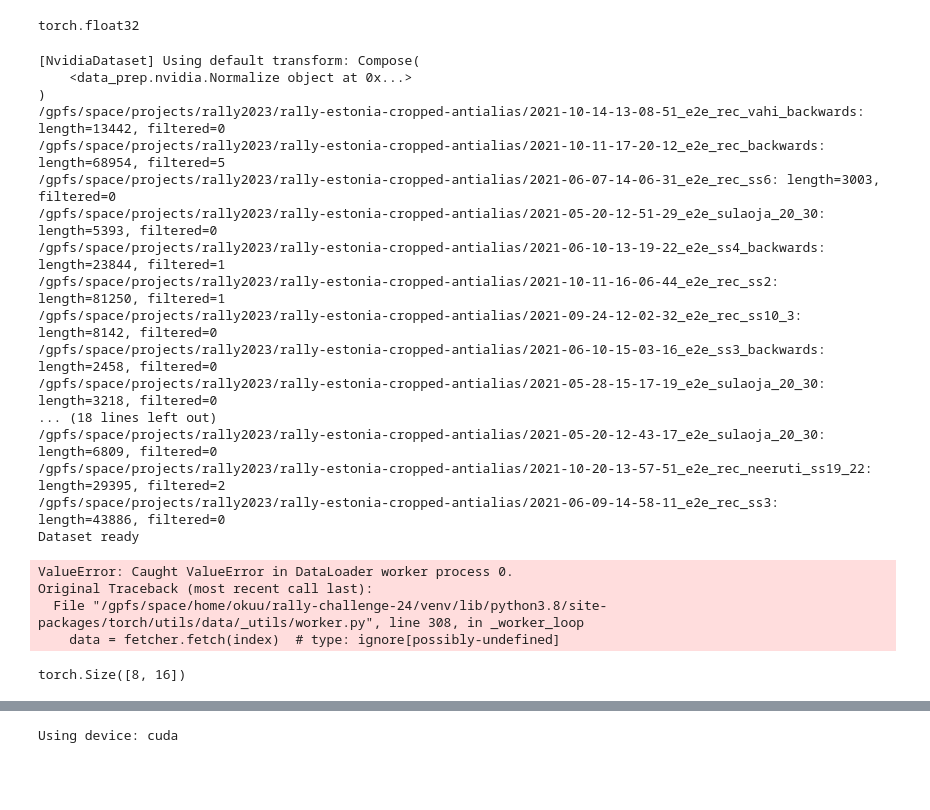
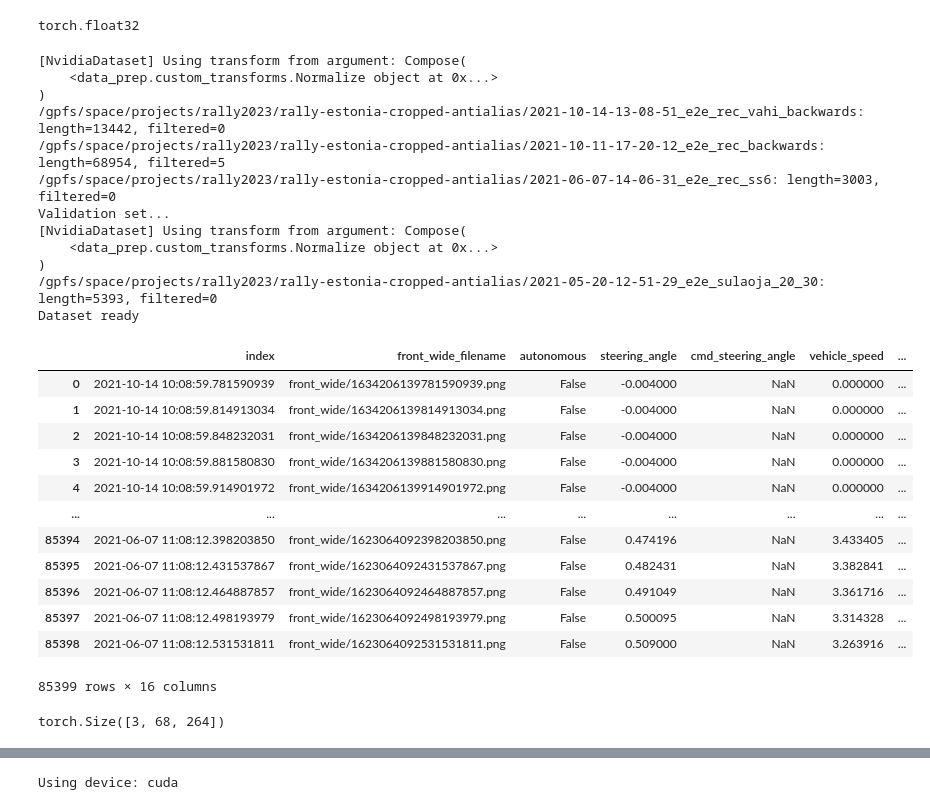
Before and after one commit to Maxvgrad/perceiver-rnn, a Jupyter notebook: perciever_test.ipynb, the cells around one changed output, grey strips where cells are left out. Saved outputs shown, nothing was run; the diff lists cells and outputs as text; code cells hidden in the pictures; blank space fills up the shorter version.

```diff
--- a/perciever_test.ipynb
+++ b/perciever_test.ipynb
@@ -77,8 +77,8 @@ random.shuffle(data_dirs)
 split_index1 = int(0.4 * len(data_dirs))
 split_index2 = int(0.5 * len(data_dirs))
 
-train_paths = [dataset_path / dir_name for dir_name in data_dirs[:split_index1]]
-valid_paths = [dataset_path / dir_name for dir_name in data_dirs[split_index1:split_index2]]
+train_paths = [dataset_path / dir_name for dir_name in data_dirs[:3]]
+valid_paths = [dataset_path / dir_name for dir_name in data_dirs[3:4]]
 
 train_dataset = NvidiaDatasetRNN(train_paths, SEQ_LENGTH, STRIDE)
 train_loader = torch.utils.data.DataLoader(train_dataset, batch_size=BATCH_SIZE, shuffle=True,
@@ -91,23 +91,34 @@ valid_loader = torch.utils.data.DataLoader(valid_dataset, batch_size=BATCH_SIZE,
                                                    num_workers=NUM_WORKERS, pin_memory=True,
                                                    persistent_workers=False, collate_fn=train_dataset.collate_fn)
 # %% [output]
-[NvidiaDataset] Using default transform: Compose(
-    <data_prep.nvidia.Normalize object at 0x...>
+[NvidiaDataset] Using transform from argument: Compose(
+    <data_prep.custom_transforms.Normalize object at 0x...>
 )
 /gpfs/space/projects/rally2023/rally-estonia-cropped-antialias/2021-10-14-13-08-51_e2e_rec_vahi_backwards: length=13442, filtered=0
 /gpfs/space/projects/rally2023/rally-estonia-cropped-antialias/2021-10-11-17-20-12_e2e_rec_backwards: length=68954, filtered=5
 /gpfs/space/projects/rally2023/rally-estonia-cropped-antialias/2021-06-07-14-06-31_e2e_rec_ss6: length=3003, filtered=0
+Validation set...
+[NvidiaDataset] Using transform from argument: Compose(
+    <data_prep.custom_transforms.Normalize object at 0x...>
+)
 /gpfs/space/projects/rally2023/rally-estonia-cropped-antialias/2021-05-20-12-51-29_e2e_sulaoja_20_30: length=5393, filtered=0
-/gpfs/space/projects/rally2023/rally-estonia-cropped-antialias/2021-06-10-13-19-22_e2e_ss4_backwards: length=23844, filtered=1
-/gpfs/space/projects/rally2023/rally-estonia-cropped-antialias/2021-10-11-16-06-44_e2e_rec_ss2: length=81250, filtered=1
-/gpfs/space/projects/rally2023/rally-estonia-cropped-antialias/2021-09-24-12-02-32_e2e_rec_ss10_3: length=8142, filtered=0
-/gpfs/space/projects/rally2023/rally-estonia-cropped-antialias/2021-06-10-15-03-16_e2e_ss3_backwards: length=2458, filtered=0
-/gpfs/space/projects/rally2023/rally-estonia-cropped-antialias/2021-05-28-15-17-19_e2e_sulaoja_20_30: length=3218, filtered=0
-... (18 lines left out)
-/gpfs/space/projects/rally2023/rally-estonia-cropped-antialias/2021-05-20-12-43-17_e2e_sulaoja_20_30: length=6809, filtered=0
-/gpfs/space/projects/rally2023/rally-estonia-cropped-antialias/2021-10-20-13-57-51_e2e_rec_neeruti_ss19_22: length=29395, filtered=2
-/gpfs/space/projects/rally2023/rally-estonia-cropped-antialias/2021-06-09-14-58-11_e2e_rec_ss3: length=43886, filtered=0
 Dataset ready
+# %%
+train_loader.dataset.frames
+# %% [output]
+|  | index | front_wide_filename | autonomous | steering_angle | cmd_steering_angle | vehicle_speed | ... |
+| 0 | 2021-10-14 10:08:59.781590939 | front_wide/1634206139781590939.png | False | -0.004000 | NaN | 0.000000 | ... |
+| 1 | 2021-10-14 10:08:59.814913034 | front_wide/1634206139814913034.png | False | -0.004000 | NaN | 0.000000 | ... |
+| 2 | 2021-10-14 10:08:59.848232031 | front_wide/1634206139848232031.png | False | -0.004000 | NaN | 0.000000 | ... |
+| 3 | 2021-10-14 10:08:59.881580830 | front_wide/1634206139881580830.png | False | -0.004000 | NaN | 0.000000 | ... |
+| 4 | 2021-10-14 10:08:59.914901972 | front_wide/1634206139914901972.png | False | -0.004000 | NaN | 0.000000 | ... |
+| ... | ... | ... | ... | ... | ... | ... | ... |
+| 85394 | 2021-06-07 11:08:12.398203850 | front_wide/1623064092398203850.png | False | 0.474196 | NaN | 3.433405 | ... |
+| 85395 | 2021-06-07 11:08:12.431537867 | front_wide/1623064092431537867.png | False | 0.482431 | NaN | 3.382841 | ... |
+| 85396 | 2021-06-07 11:08:12.464887857 | front_wide/1623064092464887857.png | False | 0.491049 | NaN | 3.361716 | ... |
+| 85397 | 2021-06-07 11:08:12.498193979 | front_wide/1623064092498193979.png | False | 0.500095 | NaN | 3.314328 | ... |
+| 85398 | 2021-06-07 11:08:12.531531811 | front_wide/1623064092531531811.png | False | 0.509000 | NaN | 3.263916 | ... |
+85399 rows × 16 columns
 # %%
 # RNN Forward pass
 
@@ -116,21 +127,16 @@ batch = next(iter(train_loader))
 images = batch[0]['image'] # shape B, T, C, H, W
 targets = batch[1] # shape B, T
 
-images = rearrange(images, 'b t c h w -> t b h w c')
-targets = rearrange(targets, 'b t -> t b')
-latents = None
+# images = rearrange(images, 'b t c h w -> t b h w c')
+# targets = rearrange(targets, 'b t -> t b')
+# latents = None
 # for t in range(images.shape[0]):
 #     t_img_batch = images[t]
 #     steering, latents = percieverRNN.forward(t_img_batch)
-# %% [output]
-ValueError: Caught ValueError in DataLoader worker process 0.
-Original Traceback (most recent call last):
-  File "/gpfs/space/home/okuu/rally-challenge-24/venv/lib/python3.8/site-packages/torch/utils/data/_utils/worker.py", line 308, in _worker_loop
-    data = fetcher.fetch(index)  # type: ignore[possibly-undefined]
-# %%
-targets.shape
-# %% [output]
-torch.Size([8, 16])
+# %%
+images[0][0].shape
+# %% [output]
+torch.Size([3, 68, 264])
 # %%
 tens = next(iter(train_loader))[0]['image'][0]
 for i in range(len(tens)):
```
Also changed, not shown: parts of 8 cells of this notebook, 2 other files.
